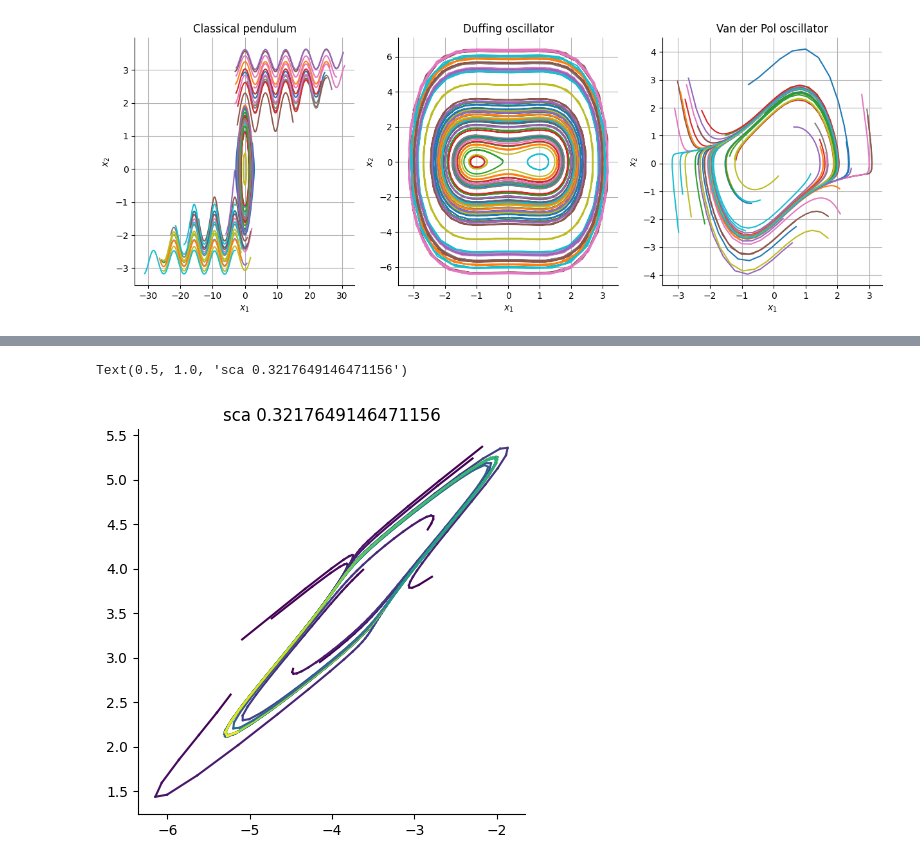
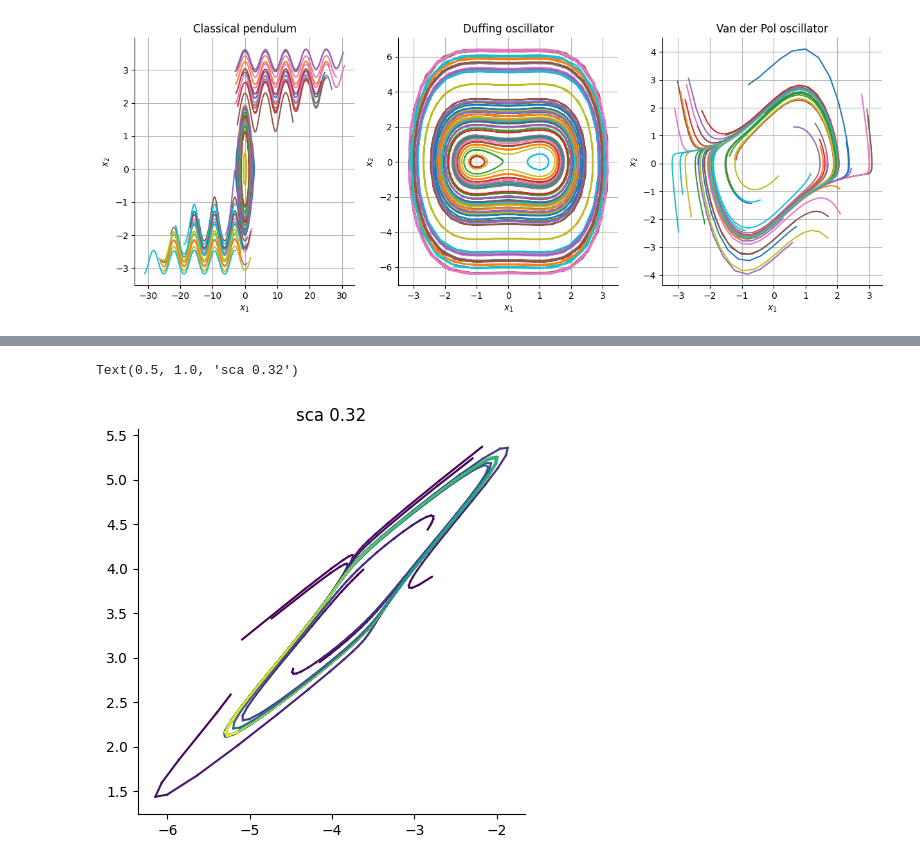
Before and after one commit to ArielleRosinski/SCA_project, a Jupyter notebook: linear_sca_synthetic_data.ipynb, the cells around one changed output, grey strips where cells are left out. Saved outputs shown, nothing was run; the diff lists cells and outputs as text; code cells hidden in the pictures.

```diff
--- a/linear_sca_synthetic_data.ipynb
+++ b/linear_sca_synthetic_data.ipynb
@@ -95,5 +95,5 @@ noise = random.normal(key, (X_projected.shape[1],))
 X_projected += noise[None, : , None]
 X_projected = jnp.array(X_projected)
 # %%
-U, ls_loss = optimize(X_projected[10:], d=2, learning_rate=0.001, iterations=10000)
+U, ls_loss, ls_S_ratio = optimize(X_projected[10:], d=2, learning_rate=0.001, iterations=10000)
 # %% [output]
@@ -152,11 +162,11 @@ def var_explained(X, U):
 # %%
 U_qr, _ = jnp.linalg.qr(U)
 Y = jnp.einsum('ji,kjl->kil', U_qr, X_projected[:10])
 plot_2D(Y)
-plt.title(f"sca {var_explained(X_projected[:10], U_qr)}")
+plt.title(f"sca {var_explained(X_projected[:10], U_qr):.2f}")
 # %% [output]
-Text(0.5, 1.0, 'sca 0.3217649146471156')
+Text(0.5, 1.0, 'sca 0.32')
-[figure, old version]
+[figure, new version]
 # %%
 """ PCA """
 split = 10
```
Also changed, not shown: parts of 4 cells of this notebook.
